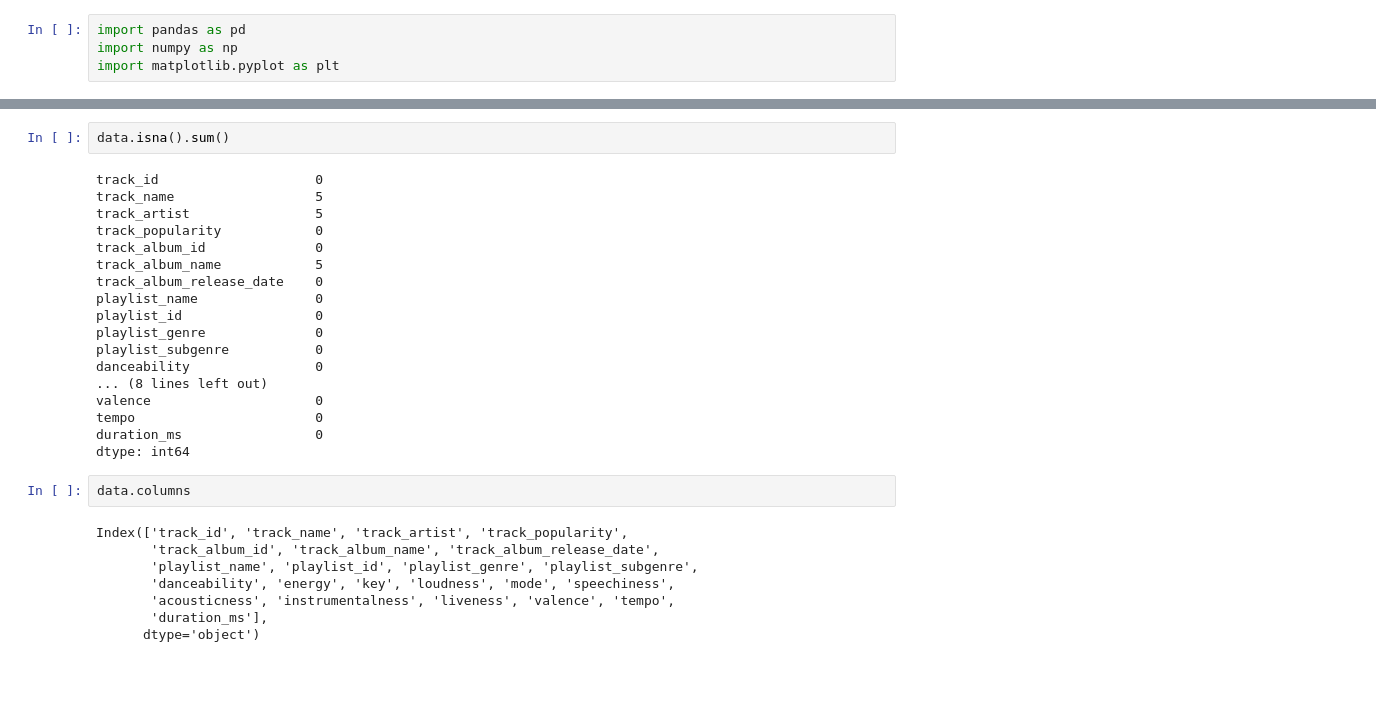
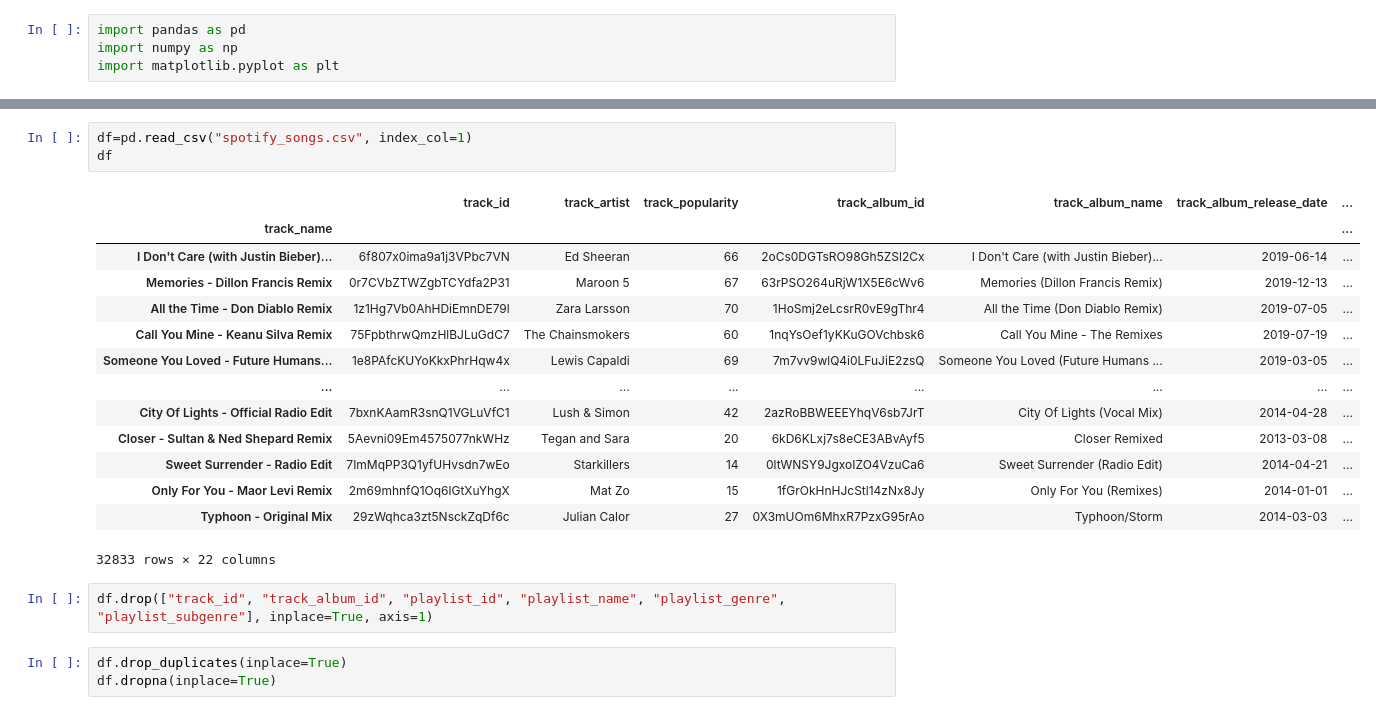
Before and after one commit to Feijoka/Zak_is_a_kitten, a Jupyter notebook: gabriel.ipynb, the cells around one changed output, grey strips where cells are left out. Cells and saved outputs as stored; diff of their text form; blank space fills up the shorter version.

```diff
--- a/gabriel.ipynb
+++ b/gabriel.ipynb
@@ -28,30 +5,23 @@ dtype: object
-# %%
-data.isna().sum()
-# %% [output]
-track_id                    0
-track_name                  5
-track_artist                5
-track_popularity            0
-track_album_id              0
-track_album_name            5
-track_album_release_date    0
-playlist_name               0
-playlist_id                 0
-playlist_genre              0
-playlist_subgenre           0
-danceability                0
-... (8 lines left out)
-valence                     0
-tempo                       0
-duration_ms                 0
-dtype: int64
-# %%
-data.columns
-# %% [output]
-Index(['track_id', 'track_name', 'track_artist', 'track_popularity',
-       'track_album_id', 'track_album_name', 'track_album_release_date',
-       'playlist_name', 'playlist_id', 'playlist_genre', 'playlist_subgenre',
-       'danceability', 'energy', 'key', 'loudness', 'mode', 'speechiness',
-       'acousticness', 'instrumentalness', 'liveness', 'valence', 'tempo',
-       'duration_ms'],
-      dtype='object')
+# %%
+df=pd.read_csv("spotify_songs.csv", index_col=1)
+df
+# %% [output]
+|  | track_id | track_artist | track_popularity | track_album_id | track_album_name | track_album_release_date | ... |
+| track_name |  |  |  |  |  |  | ... |
+| I Don't Care (with Justin Bieber)... | 6f807x0ima9a1j3VPbc7VN | Ed Sheeran | 66 | 2oCs0DGTsRO98Gh5ZSl2Cx | I Don't Care (with Justin Bieber)... | 2019-06-14 | ... |
+| Memories - Dillon Francis Remix | 0r7CVbZTWZgbTCYdfa2P31 | Maroon 5 | 67 | 63rPSO264uRjW1X5E6cWv6 | Memories (Dillon Francis Remix) | 2019-12-13 | ... |
+| All the Time - Don Diablo Remix | 1z1Hg7Vb0AhHDiEmnDE79l | Zara Larsson | 70 | 1HoSmj2eLcsrR0vE9gThr4 | All the Time (Don Diablo Remix) | 2019-07-05 | ... |
+| Call You Mine - Keanu Silva Remix | 75FpbthrwQmzHlBJLuGdC7 | The Chainsmokers | 60 | 1nqYsOef1yKKuGOVchbsk6 | Call You Mine - The Remixes | 2019-07-19 | ... |
+| Someone You Loved - Future Humans... | 1e8PAfcKUYoKkxPhrHqw4x | Lewis Capaldi | 69 | 7m7vv9wlQ4i0LFuJiE2zsQ | Someone You Loved (Future Humans ... | 2019-03-05 | ... |
+| ... | ... | ... | ... | ... | ... | ... | ... |
+| City Of Lights - Official Radio Edit | 7bxnKAamR3snQ1VGLuVfC1 | Lush & Simon | 42 | 2azRoBBWEEEYhqV6sb7JrT | City Of Lights (Vocal Mix) | 2014-04-28 | ... |
+| Closer - Sultan & Ned Shepard Remix | 5Aevni09Em4575077nkWHz | Tegan and Sara | 20 | 6kD6KLxj7s8eCE3ABvAyf5 | Closer Remixed | 2013-03-08 | ... |
+| Sweet Surrender - Radio Edit | 7ImMqPP3Q1yfUHvsdn7wEo | Starkillers | 14 | 0ltWNSY9JgxoIZO4VzuCa6 | Sweet Surrender (Radio Edit) | 2014-04-21 | ... |
+| Only For You - Maor Levi Remix | 2m69mhnfQ1Oq6lGtXuYhgX | Mat Zo | 15 | 1fGrOkHnHJcStl14zNx8Jy | Only For You (Remixes) | 2014-01-01 | ... |
+| Typhoon - Original Mix | 29zWqhca3zt5NsckZqDf6c | Julian Calor | 27 | 0X3mUOm6MhxR7PzxG95rAo | Typhoon/Storm | 2014-03-03 | ... |
+32833 rows × 22 columns
+# %%
+df.drop(["track_id", "track_album_id", "playlist_id", "playlist_name", "playlist_genre", "playlist_subgenre"], inplace=True, axis=1)
+# %%
+df.drop_duplicates(inplace=True)
+df.dropna(inplace=True)
```
Also changed, not shown: parts of 6 cells of this notebook, 2 other files.
